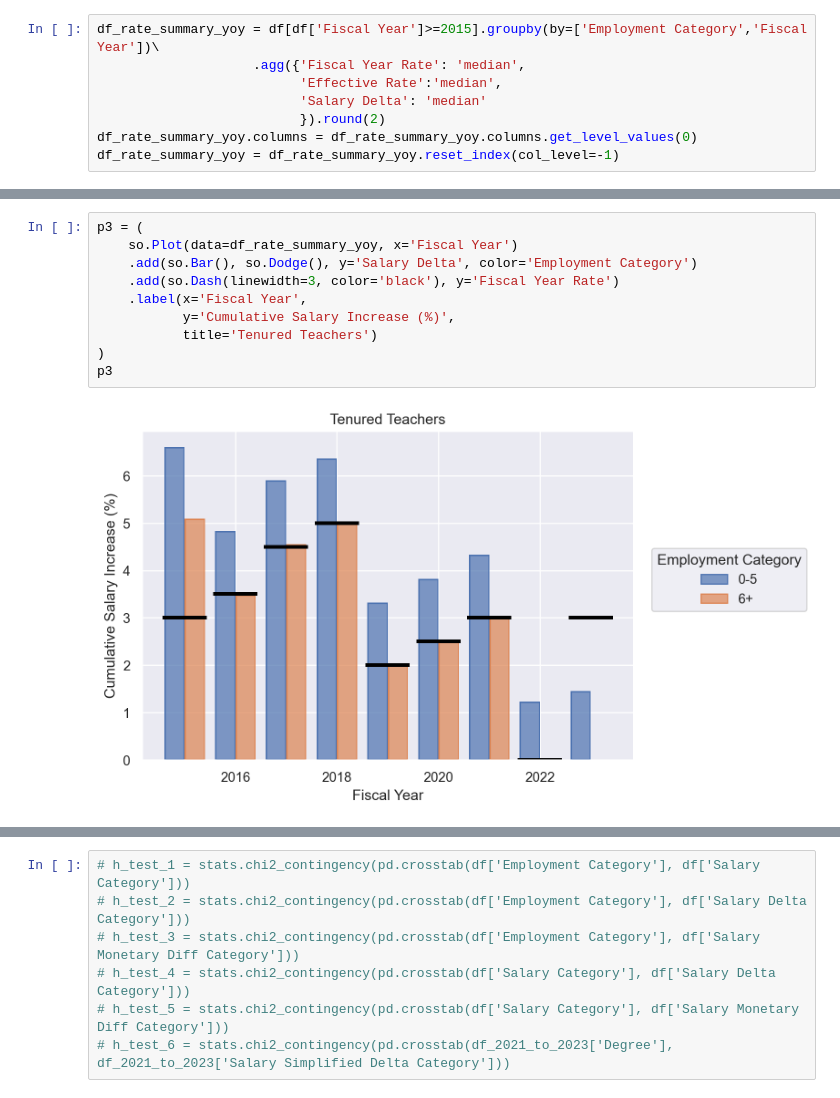
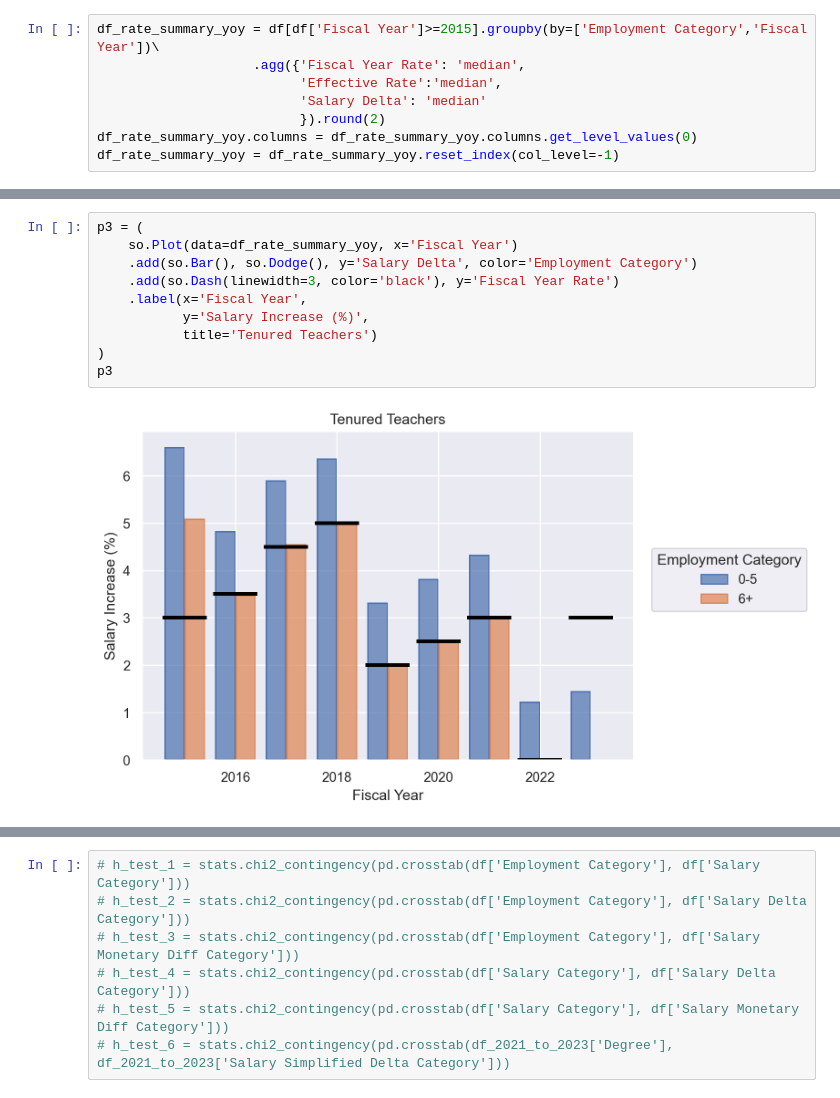
Before and after one commit to Anias-clo/Teacher_Payroll_Analysis, a Jupyter notebook: poc.ipynb, the cells around one changed output, grey strips where cells are left out. Cells and saved outputs as stored; diff of their text form.

```diff
--- a/poc.ipynb
+++ b/poc.ipynb
@@ -264,15 +282,15 @@ df_rate_summary_yoy
 # %%
 p3 = (
     so.Plot(data=df_rate_summary_yoy, x='Fiscal Year')
     .add(so.Bar(), so.Dodge(), y='Salary Delta', color='Employment Category')
     .add(so.Dash(linewidth=3, color='black'), y='Fiscal Year Rate')
     .label(x='Fiscal Year',
-           y='Cumulative Salary Increase (%)',
+           y='Salary Increase (%)',
            title='Tenured Teachers')
 )
 p3
 # %% [output]
-[figure, old version]
+[figure, new version]
 # %%
 p4 = (
     so.Plot(data=df_rate_summary_yoy, x='Fiscal Year')
```
Also changed, not shown: parts of 19 cells of this notebook, 2 other files.
